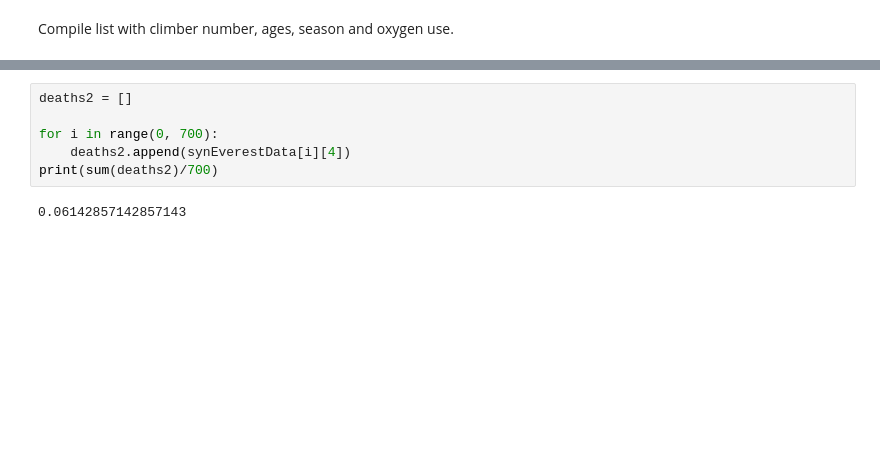
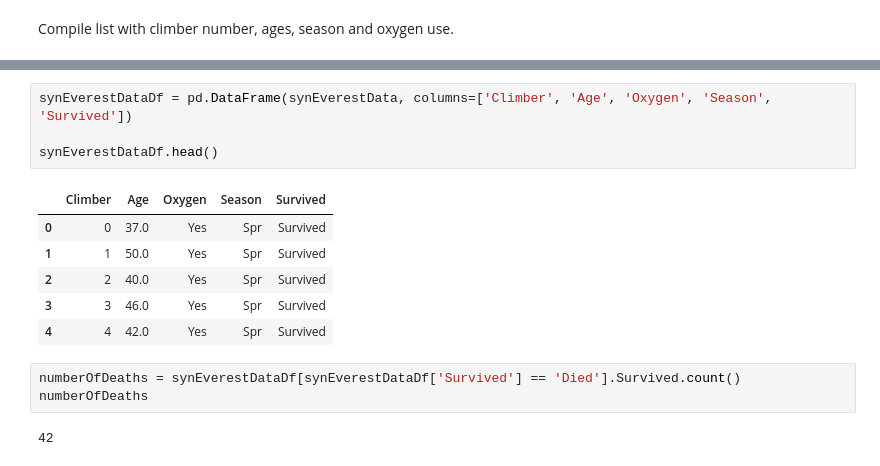
Before and after one commit to dreapadoir/PfDA_Project, a Jupyter notebook: Everest.ipynb, the cells around one changed output, grey strips where cells are left out. Saved outputs shown, nothing was run; the diff lists cells and outputs as text; blank space fills up the shorter version.

Commit message:
added code to convert list of synthetic data to dataframe and created everestFunction

```diff
--- a/Everest.ipynb
+++ b/Everest.ipynb
@@ -244,8 +252,16 @@ print(synEverestData)
-# %%
-deaths2 = []
-
-for i in range(0, 700):
-    deaths2.append(synEverestData[i][4])
-print(sum(deaths2)/700)
-# %% [output]
-0.06142857142857143
+# %%
+synEverestDataDf = pd.DataFrame(synEverestData, columns=['Climber', 'Age', 'Oxygen', 'Season', 'Survived'])
+
+synEverestDataDf.head()
+# %% [output]
+|  | Climber | Age | Oxygen | Season | Survived |
+| 0 | 0 | 37.0 | Yes | Spr | Survived |
+| 1 | 1 | 50.0 | Yes | Spr | Survived |
+| 2 | 2 | 40.0 | Yes | Spr | Survived |
+| 3 | 3 | 46.0 | Yes | Spr | Survived |
+| 4 | 4 | 42.0 | Yes | Spr | Survived |
+# %%
+numberOfDeaths = synEverestDataDf[synEverestDataDf['Survived'] == 'Died'].Survived.count()
+numberOfDeaths
+# %% [output]
+42
```
Also changed, not shown: parts of 5 cells of this notebook.
